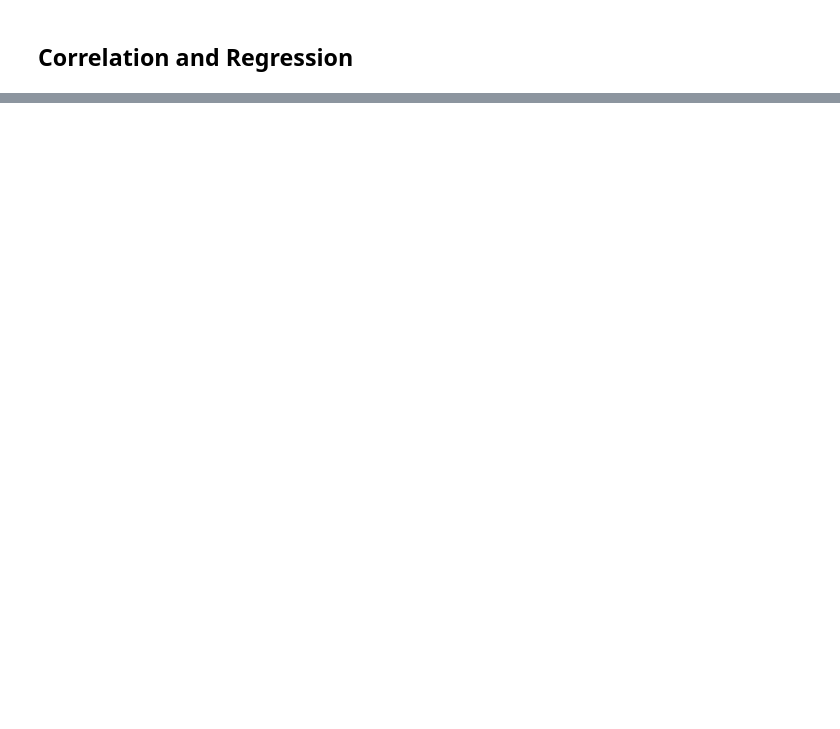
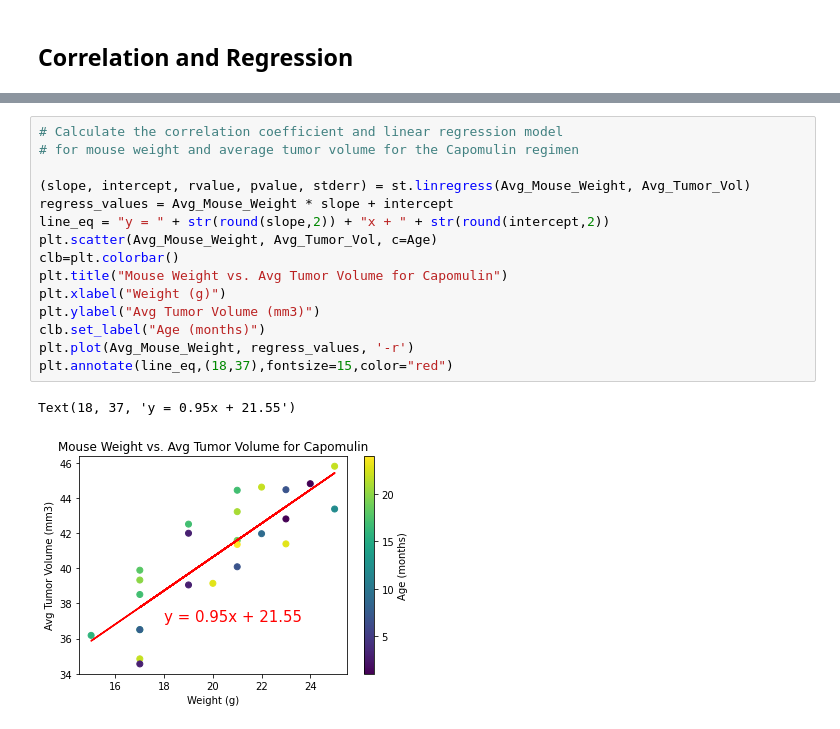
Before and after one commit to grand42/Drug_Treatment_Study, a Jupyter notebook: pymaceuticals.ipynb, the cells around one changed output, grey strips where cells are left out. Saved outputs shown, nothing was run; the diff lists cells and outputs as text; blank space fills up the shorter version.

```diff
--- a/pymaceuticals.ipynb
+++ b/pymaceuticals.ipynb
@@ -265,0 +286,18 @@ Capomulin_Mouse.plot(kind='line', title=f"{Capo_Mouse['Mouse ID'].unique()[0]} T
+# %%
+# Calculate the correlation coefficient and linear regression model
+# for mouse weight and average tumor volume for the Capomulin regimen
+
+(slope, intercept, rvalue, pvalue, stderr) = st.linregress(Avg_Mouse_Weight, Avg_Tumor_Vol)
+regress_values = Avg_Mouse_Weight * slope + intercept
+line_eq = "y = " + str(round(slope,2)) + "x + " + str(round(intercept,2))
+plt.scatter(Avg_Mouse_Weight, Avg_Tumor_Vol, c=Age)
+clb=plt.colorbar()
+plt.title("Mouse Weight vs. Avg Tumor Volume for Capomulin")
+plt.xlabel("Weight (g)")
+plt.ylabel("Avg Tumor Volume (mm3)")
+clb.set_label("Age (months)")
+plt.plot(Avg_Mouse_Weight, regress_values, '-r')
+plt.annotate(line_eq,(18,37),fontsize=15,color="red")
+# %% [output]
+Text(18, 37, 'y = 0.95x + 21.55')
+[figure, added]
```
Also changed, not shown: parts of 6 cells of this notebook.
